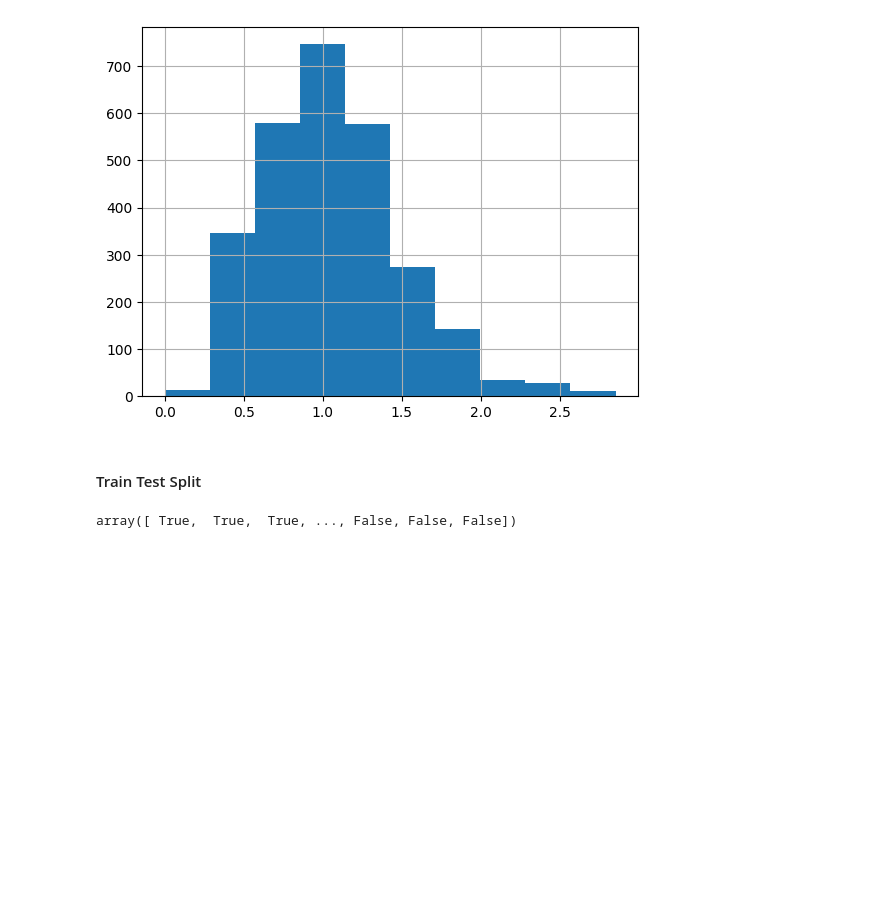
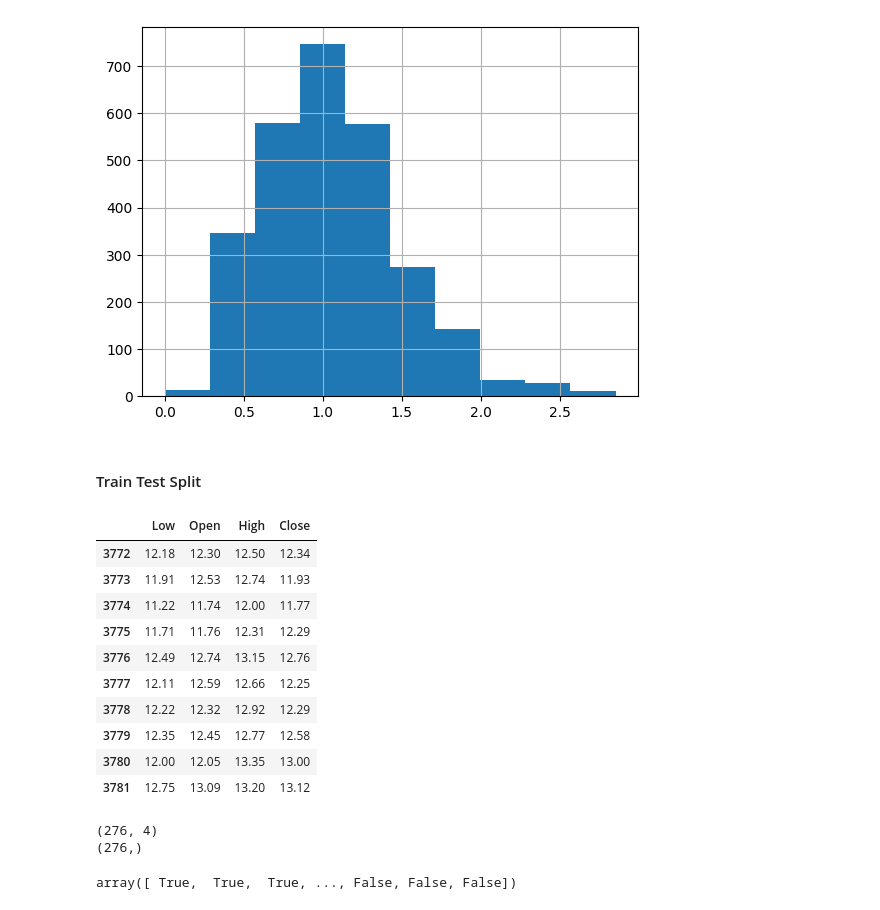
Before and after one commit to farhanarrafi/UNT-CS-Machine-Learning-Project, a Jupyter notebook: MachineLearning_Project.ipynb, the cells around one changed output. Cells and saved outputs as stored; diff of their text form; code cells hidden in the pictures; blank space fills up the shorter version.

```diff
--- a/MachineLearning_Project.ipynb
+++ b/MachineLearning_Project.ipynb
@@ -303,8 +308,8 @@ df_sp500_1stock.ATR.hist()
 #### Train Test Split
 # %%
 # Find number of train test and validation samples
-n_train = int(np.floor(df_sp500_1stock.shape[0] * 70/100))
-n_test = int(np.floor(df_sp500_1stock.shape[0] * 20/100))
+n_train = int(np.floor(df_sp500_1stock.shape[0] * 80/100))
+n_test = int(np.floor(df_sp500_1stock.shape[0] * 10/100))
 n_valid = int(df_sp500_1stock.shape[0] - n_train - n_test)
 # %%
 # Decision boundary for risky and non risky price
@@ -313,6 +318,20 @@ boundary = df_sp500_1stock.ATR.mean() - df_sp500_1stock.ATR.std()
 X_train = df_sp500_1stock.iloc[ : n_train, :][['Low','Open','High', 'Close']]
 Y_train = df_sp500_1stock.iloc[ : n_train, :][['ATR']]
 Y_train_binomial = Y_train['ATR'].apply(lambda x: True if x<=boundary else False)
+# %%
+X_train.tail(10)
+# %% [output]
+|  | Low | Open | High | Close |
+| 3772 | 12.18 | 12.30 | 12.50 | 12.34 |
+| 3773 | 11.91 | 12.53 | 12.74 | 11.93 |
+| 3774 | 11.22 | 11.74 | 12.00 | 11.77 |
+| 3775 | 11.71 | 11.76 | 12.31 | 12.29 |
+| 3776 | 12.49 | 12.74 | 13.15 | 12.76 |
+| 3777 | 12.11 | 12.59 | 12.66 | 12.25 |
+| 3778 | 12.22 | 12.32 | 12.92 | 12.29 |
+| 3779 | 12.35 | 12.45 | 12.77 | 12.58 |
+| 3780 | 12.00 | 12.05 | 13.35 | 13.00 |
+| 3781 | 12.75 | 13.09 | 13.20 | 13.12 |
 # %%
 X_test = df_sp500_1stock.iloc[n_train : (n_train+n_test), :][['Low','Open','High', 'Close']]
 Y_test = df_sp500_1stock.iloc[n_train : (n_train+n_test), :][['ATR']]
@@ -321,6 +340,12 @@ Y_test_binomial = Y_test['ATR'].apply(lambda x: True if x<=boundary else False)
 X_valid = df_sp500_1stock.iloc[(n_train+n_test) : , :][['Low','Open','High', 'Close']]
 Y_valid = df_sp500_1stock.iloc[(n_train+n_test) : , :][['ATR']]
 Y_valid_binomial = Y_valid['ATR'].apply(lambda x: True if x<=boundary else False)
+# %%
+print(X_valid.shape)
+print(Y_valid_binomial.shape)
+# %% [output]
+(276, 4)
+(276,)
 # %%
 Y_train_binomial.values.reshape(-1,)
 # %% [output]
```
Also changed, not shown: parts of 17 cells of this notebook.
